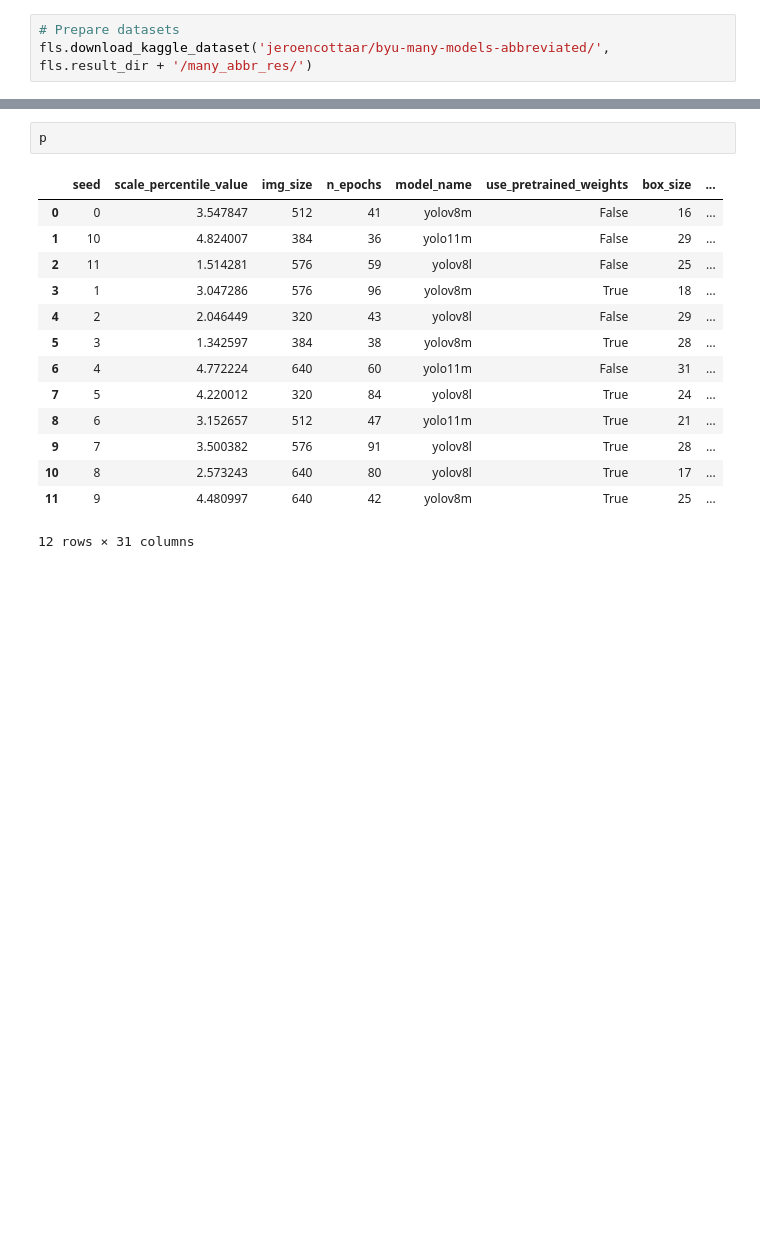
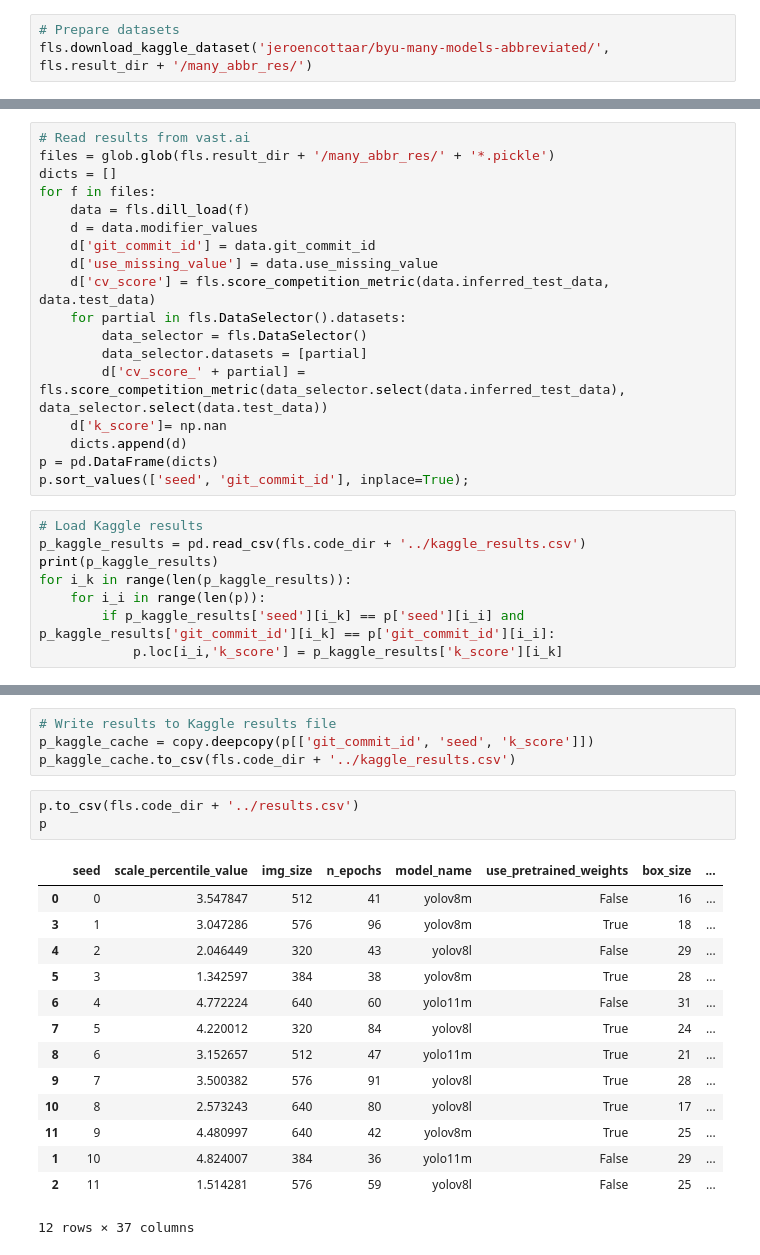
Before and after one commit to jcottaar/flagellar, a Jupyter notebook: run_many_models_results.ipynb, the cells around one changed output, grey strips where cells are left out. Saved outputs shown, nothing was run; the diff lists cells and outputs as text; blank space fills up the shorter version.

```diff
--- a/run_many_models_results.ipynb
+++ b/run_many_models_results.ipynb
@@ -32,0 +23,26 @@ p = pd.DataFrame(dicts)
+# %%
+# Read results from vast.ai
+files = glob.glob(fls.result_dir + '/many_abbr_res/' + '*.pickle')
+dicts = []
+for f in files:
+    data = fls.dill_load(f)
+    d = data.modifier_values
+    d['git_commit_id'] = data.git_commit_id
+    d['use_missing_value'] = data.use_missing_value
+    d['cv_score'] = fls.score_competition_metric(data.inferred_test_data, data.test_data)
+    for partial in fls.DataSelector().datasets:
+        data_selector = fls.DataSelector()
+        data_selector.datasets = [partial]
+        d['cv_score_' + partial] = fls.score_competition_metric(data_selector.select(data.inferred_test_data), data_selector.select(data.test_data))
+    d['k_score']= np.nan
+    dicts.append(d)
+p = pd.DataFrame(dicts)
+p.sort_values(['seed', 'git_commit_id'], inplace=True);
+# %%
+# Load Kaggle results
+p_kaggle_results = pd.read_csv(fls.code_dir + '../kaggle_results.csv')
+print(p_kaggle_results)
+for i_k in range(len(p_kaggle_results)):
+    for i_i in range(len(p)):
+        if p_kaggle_results['seed'][i_k] == p['seed'][i_i] and p_kaggle_results['git_commit_id'][i_k] == p['git_commit_id'][i_i]:
+            p.loc[i_i,'k_score'] = p_kaggle_results['k_score'][i_k]
@@ -33,10 +63,13 @@ p = pd.DataFrame(dicts)
+# %%
+# Write results to Kaggle results file
+p_kaggle_cache = copy.deepcopy(p[['git_commit_id', 'seed', 'k_score']])
+p_kaggle_cache.to_csv(fls.code_dir + '../kaggle_results.csv')
 # %%
+p.to_csv(fls.code_dir + '../results.csv')
 p
 # %% [output]
 |  | seed | scale_percentile_value | img_size | n_epochs | model_name | use_pretrained_weights | box_size | ... |
 | 0 | 0 | 3.547847 | 512 | 41 | yolov8m | False | 16 | ... |
-| 1 | 10 | 4.824007 | 384 | 36 | yolo11m | False | 29 | ... |
-| 2 | 11 | 1.514281 | 576 | 59 | yolov8l | False | 25 | ... |
 | 3 | 1 | 3.047286 | 576 | 96 | yolov8m | True | 18 | ... |
 | 4 | 2 | 2.046449 | 320 | 43 | yolov8l | False | 29 | ... |
 | 5 | 3 | 1.342597 | 384 | 38 | yolov8m | True | 28 | ... |
@@ -46,4 +79,6 @@ p
 | 9 | 7 | 3.500382 | 576 | 91 | yolov8l | True | 28 | ... |
 | 10 | 8 | 2.573243 | 640 | 80 | yolov8l | True | 17 | ... |
 | 11 | 9 | 4.480997 | 640 | 42 | yolov8m | True | 25 | ... |
+| 1 | 10 | 4.824007 | 384 | 36 | yolo11m | False | 29 | ... |
+| 2 | 11 | 1.514281 | 576 | 59 | yolov8l | False | 25 | ... |
-12 rows × 31 columns
+12 rows × 37 columns
```
Also changed, not shown: parts of 3 cells of this notebook, 6 other files.
